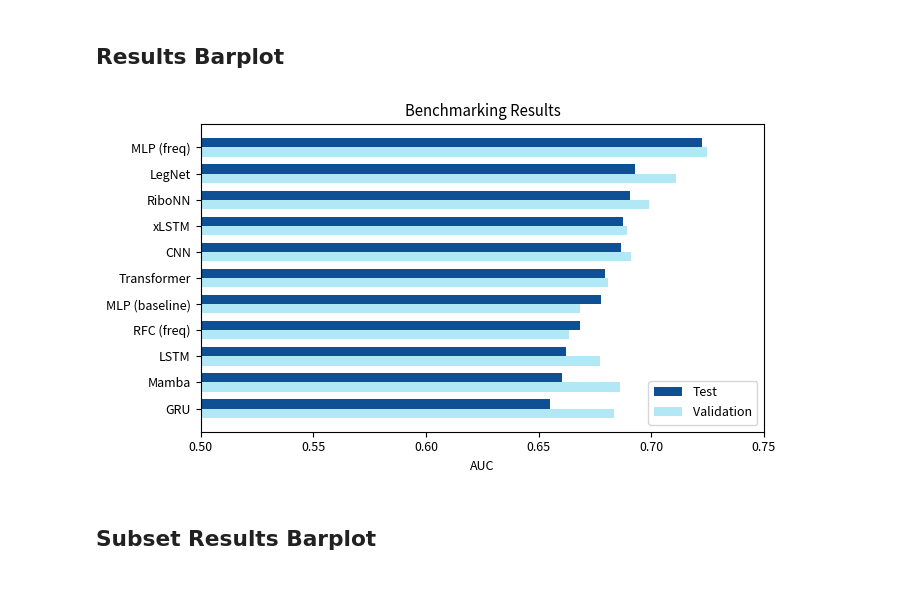
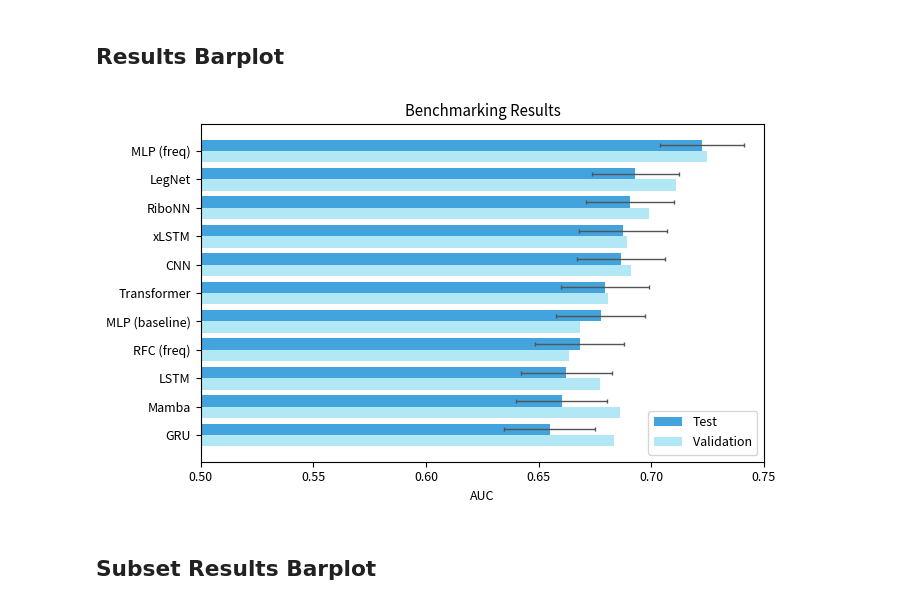
Before and after one commit to f-krause/master-thesis, a Jupyter notebook: experiments/visualisation/benchmark_test_results.ipynb, the cells around one changed output. Cells and saved outputs as stored; diff of their text form; code cells hidden in the pictures.

Commit message:
adding confidence intervals to AUC results plots

```diff
--- a/experiments/visualisation/benchmark_test_results.ipynb
+++ b/experiments/visualisation/benchmark_test_results.ipynb
@@ -17,8 +17,8 @@ source_sans_pro = fm.FontProperties(fname=font_path)
 
 plt.rcParams['font.family'] = source_sans_pro.get_name()
 # %%
-STORE = False
-# STORE = True
+# STORE = False
+STORE = True
 # %%
 df_raw = pd.read_csv("data/runs-17_19_25-05-May-25.csv")
 df_raw = df_raw.drop([0], axis=0)
@@ -221,3 +223,29 @@ df.reset_index(drop=True, inplace=True)
+# %%
+# Adding confidence intervals for test AUC
+
+from confidenceinterval import roc_auc_score
+
+aucs = []
+ci_lower_bounds = []
+ci_upper_bounds = []
+for model in df.model:
+    if model == "RFC (freq)":
+        model = "rfc"
+
+
+    # Validation value
+    predictions_df = pd.read_csv(f"data/predictions/{model}/predictions_val_fold-0.csv")
+    y_true = predictions_df.target.to_numpy()
+    y_pred = predictions_df.prediction.to_numpy()
+    auc, ci = roc_auc_score(y_true, y_pred, confidence_level=0.95, method='delong')
+    # print(f"AUC: {auc}, 95% CI: {ci}")
+
+    aucs.append(auc)
+    ci_lower_bounds.append(ci[0].item())
+    ci_upper_bounds.append(ci[1].item())
+
+df.loc[:, "test AUC CI lower"] = ci_lower_bounds
+df.loc[:, "test AUC CI upper"] = ci_upper_bounds
 # %%
 df
 # %% [output]
@@ -393,31 +421,34 @@ if STORE:
 # %% [markdown]
 ## Results Barplot
 # %%
-df_barplot = df_table.sort_values(by="test AUC", ascending=True)
+df_barplot = df.sort_values(by="test AUC", ascending=True)
+df_barplot = df_barplot.drop("PTRnet", axis=0)
 
-fig, ax = plt.subplots(figsize=(7, 4))
-bar_height = 0.35
+fig, ax = plt.subplots(figsize=(7, 4.3))
+bar_height = 0.4
 y = range(len(df_barplot))
 
+xerrs = [df_barplot["test AUC"] - df_barplot["test AUC CI lower"], df_barplot["test AUC CI upper"] - df_barplot["test AUC"]]
+
 # Bars with spacing
-ax.barh([i + bar_height / 2 for i in y], df_barplot["test AUC"], height=bar_height, label='Test', color=blue_shades[4])
+ax.barh([i + bar_height / 2 for i in y], df_barplot["test AUC"], height=bar_height, xerr=xerrs, label='Test', color=blue_shades[2], error_kw={'elinewidth': 1, 'ecolor':'#555555', 'capsize': 1.5})
 ax.barh([i - bar_height / 2 for i in y], df_barplot["val AUC (tuning)"], height=bar_height, label='Validation', color=blue_shades[0])
 
 # Labels and legend
 ax.set_yticks(y)
 ax.set_yticklabels(df_barplot.index)
 ax.set_xlabel("AUC")
 ax.set_title("Benchmarking Results")
 ax.legend()
 ax.set_xlim(0.5, max(df_barplot["val AUC (tuning)"].max(), df_barplot["test AUC"].max()) * 1.035)
 plt.tight_layout()
 
 if STORE:
     plt.savefig(os.getenv("OUTPUT_DIR") + f"/benchmark_barplot.pdf", format="pdf", bbox_inches="tight")
 
 plt.show()
 # %% [output]
-[figure, old version]
+[figure, new version]
 # %% [markdown]
 ## Subset Results Barplot
 # %%
```
Also changed, not shown: parts of 7 cells of this notebook, 1 other file.
